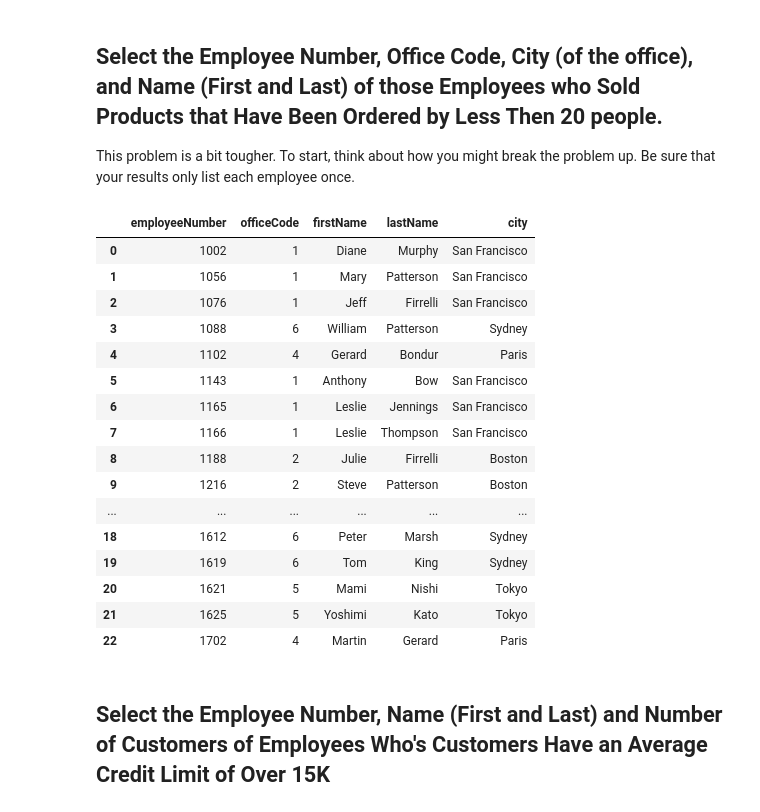
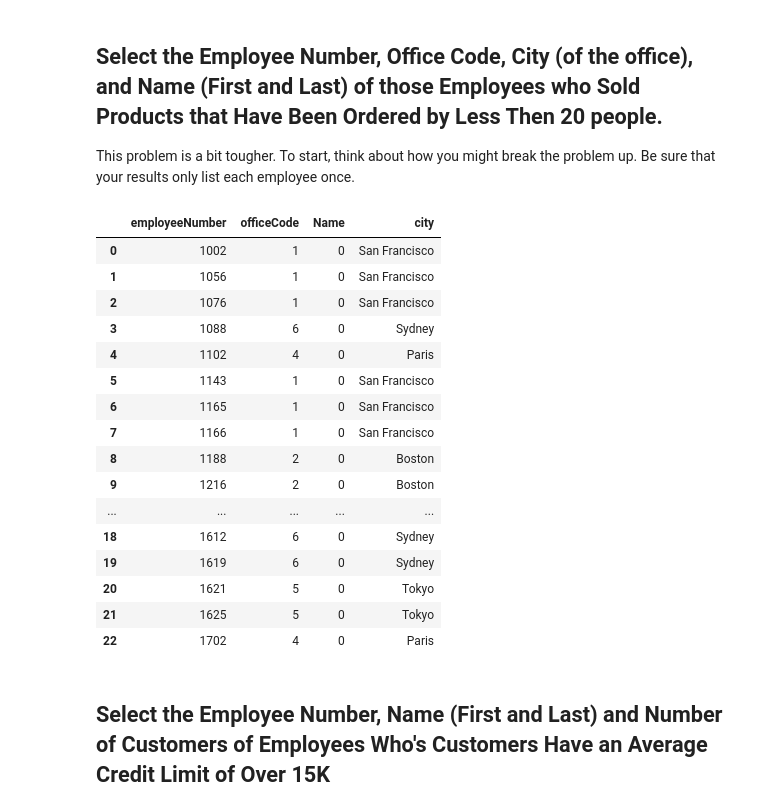
Before and after one commit to Jpeck219/dsc-sql-subqueries-lab-nyc-ds-060319, a Jupyter notebook: index.ipynb, the cells around one changed output. Drawn from its saved outputs; the diff is of its cells as text; code cells hidden in the pictures.

```diff
--- a/index.ipynb
+++ b/index.ipynb
@@ -147,43 +147,43 @@ df
 This problem is a bit tougher. To start, think about how you might break the problem up. Be sure that your results only list each employee once.
 # %%
 #Your code here
-cur.execute("""SELECT distinct(employeeNumber), officeCode, firstName, lastName, offices.city
+cur.execute("""SELECT distinct(employeeNumber), officeCode, firstName + lastName as Name, offices.city
 from employees
 join offices
 using(officeCode)
 """)
 df = pd.DataFrame(cur.fetchall())
 df.columns = [i[0] for i in cur.description]
 df
 
 # cur.execute("""SELECT productName, count(distinct customerNumber) numcustomers
 # from products
 # join orderdetails
 # using(productCode)
 # join orders
 # using(orderNumber)
 # group by 1
 # having numcustomers < 20
 # order by numcustomers desc
 # """)
 # %% [output]
-|  | employeeNumber | officeCode | firstName | lastName | city |
-| 0 | 1002 | 1 | Diane | Murphy | San Francisco |
-| 1 | 1056 | 1 | Mary | Patterson | San Francisco |
-| 2 | 1076 | 1 | Jeff | Firrelli | San Francisco |
-| 3 | 1088 | 6 | William | Patterson | Sydney |
-| 4 | 1102 | 4 | Gerard | Bondur | Paris |
-| 5 | 1143 | 1 | Anthony | Bow | San Francisco |
-| 6 | 1165 | 1 | Leslie | Jennings | San Francisco |
-| 7 | 1166 | 1 | Leslie | Thompson | San Francisco |
-| 8 | 1188 | 2 | Julie | Firrelli | Boston |
-| 9 | 1216 | 2 | Steve | Patterson | Boston |
-| ... | ... | ... | ... | ... | ... |
-| 18 | 1612 | 6 | Peter | Marsh | Sydney |
-| 19 | 1619 | 6 | Tom | King | Sydney |
-| 20 | 1621 | 5 | Mami | Nishi | Tokyo |
-| 21 | 1625 | 5 | Yoshimi | Kato | Tokyo |
-| 22 | 1702 | 4 | Martin | Gerard | Paris |
+|  | employeeNumber | officeCode | Name | city |
+| 0 | 1002 | 1 | 0 | San Francisco |
+| 1 | 1056 | 1 | 0 | San Francisco |
+| 2 | 1076 | 1 | 0 | San Francisco |
+| 3 | 1088 | 6 | 0 | Sydney |
+| 4 | 1102 | 4 | 0 | Paris |
+| 5 | 1143 | 1 | 0 | San Francisco |
+| 6 | 1165 | 1 | 0 | San Francisco |
+| 7 | 1166 | 1 | 0 | San Francisco |
+| 8 | 1188 | 2 | 0 | Boston |
+| 9 | 1216 | 2 | 0 | Boston |
+| ... | ... | ... | ... | ... |
+| 18 | 1612 | 6 | 0 | Sydney |
+| 19 | 1619 | 6 | 0 | Sydney |
+| 20 | 1621 | 5 | 0 | Tokyo |
+| 21 | 1625 | 5 | 0 | Tokyo |
+| 22 | 1702 | 4 | 0 | Paris |
 # %% [markdown]
 ## Select the Employee Number, Name (First and Last) and Number of Customers of Employees Who's Customers Have an Average Credit Limit of Over 15K
 # %%
```
